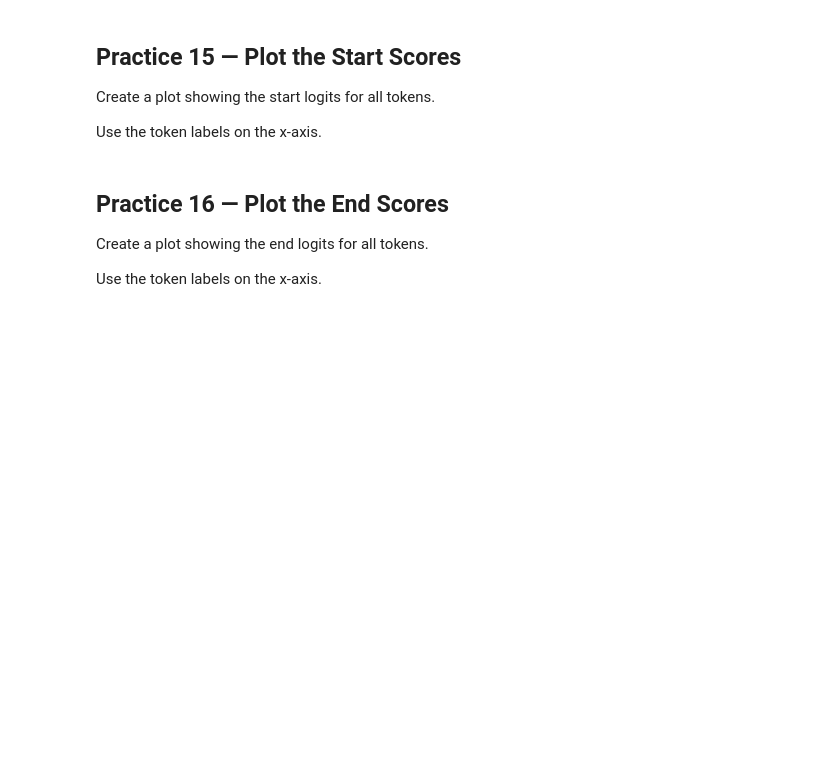
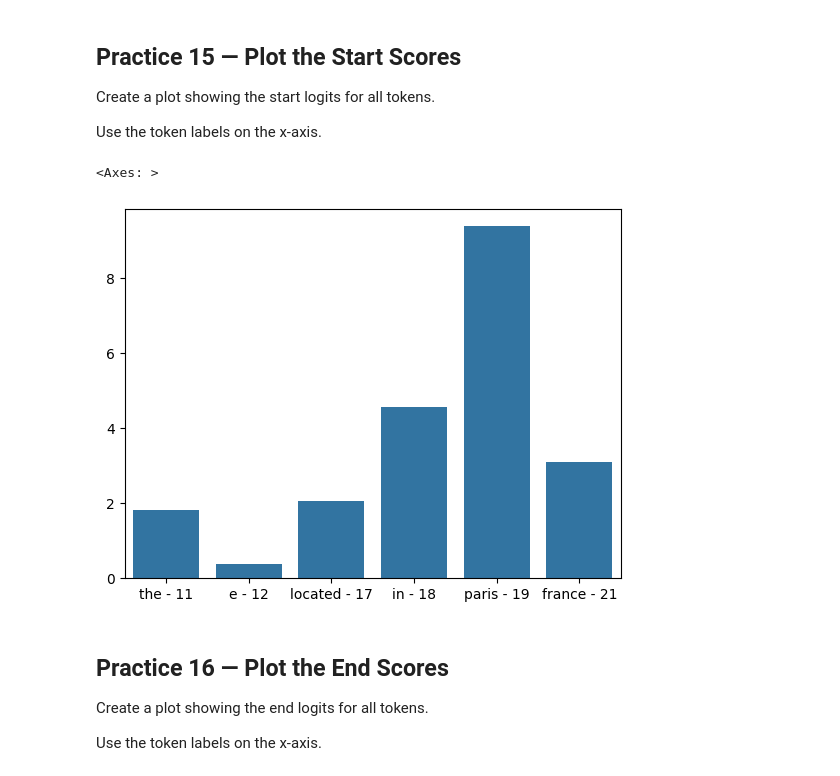
Before and after one commit to wanderer878/jupyter, a Jupyter notebook: BERT_QA_Practice.ipynb, the cells around one changed output. Cells and saved outputs as stored; diff of their text form; code cells hidden in the pictures; blank space fills up the shorter version.

```diff
--- a/BERT_QA_Practice.ipynb
+++ b/BERT_QA_Practice.ipynb
@@ -54,3 +64,8 @@ Create these three variables from `encoding`:
 - `tokens`
 
 `tokens` should contain the token strings converted from the input IDs.
+# %%
+inputs = tokenizer_data["input_ids"]
+attention_mask = tokenizer_data["attention_mask"]
+tokens = tokenizer.convert_ids_to_tokens(inputs)
+print(tokens)
@@ -69,6 +94,8 @@ Print both results.
 Pass the encoded question and document to the model.
 
 Store the model output in a variable named `output`.
+# %%
+output = model(input_ids = torch.tensor([inputs]), attention_mask = torch.tensor([attention_mask]))
 # %% [markdown]
 ## Practice 11 — Start and End Positions
 
@@ -103,3 +144,8 @@ Store them in:
 
 - `s_scores`
 - `e_scores`
+# %%
+s_scores = output.start_logits.detach().numpy().flatten()
+e_scores = output.end_logits.detach().numpy().flatten()
+
+print(s_scores)
@@ -111,12 +171,27 @@ Create an empty list named `token_labels`.
 Loop through `tokens` with `enumerate()` and create labels containing each token and its index.
 
 Print `token_labels`.
+# %%
+def arrays_for_plot(scores):
+  token_labels = []
+  meaningful_scores = []
+  for (i, token) in enumerate(tokens):
+    if(scores[i] > 0):
+      token_labels.append('{:} - {:2}'.format(token, i))
+      meaningful_scores.append(scores[i])
+  return {"token_labels" : token_labels, "meaningful_scores" : meaningful_scores}
 # %% [markdown]
 ## Practice 15 — Plot the Start Scores
 
 Create a plot showing the start logits for all tokens.
 
 Use the token labels on the x-axis.
+# %%
+arrays = arrays_for_plot(s_scores)
+sns.barplot(x= arrays["token_labels"], y = arrays["meaningful_scores"])
+# %% [output]
+<Axes: >
+[figure, added]
 # %% [markdown]
 ## Practice 16 — Plot the End Scores
 
```
Also changed, not shown: parts of 15 cells of this notebook.
